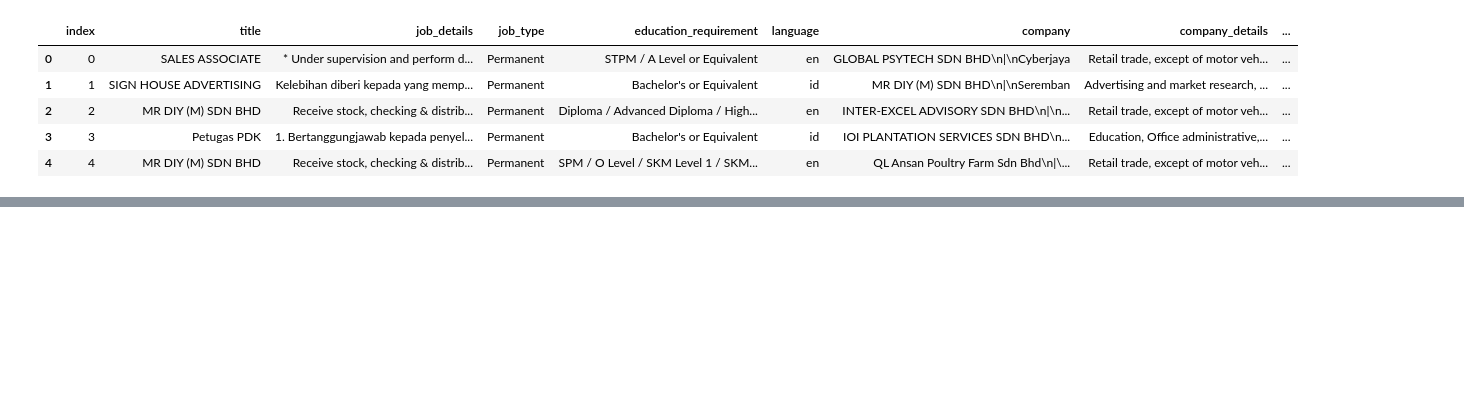
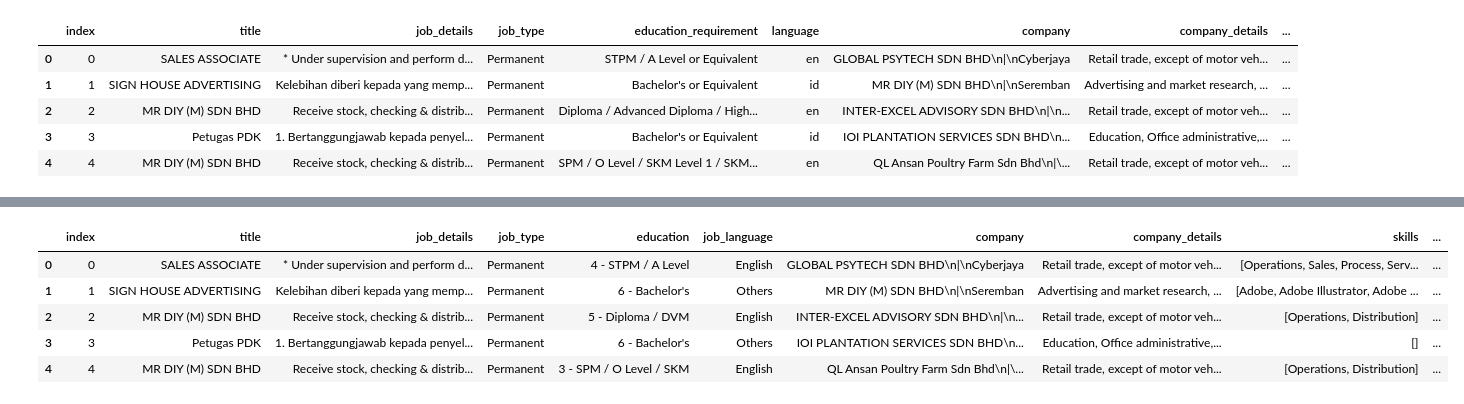
Before and after one commit to binxuankong/skills-ontology-project, a Jupyter notebook: Skill Extraction.ipynb, the cells around one changed output, grey strips where cells are left out. Drawn from its saved outputs; the diff is of its cells as text; code cells hidden in the pictures; blank space fills up the shorter version.

```diff
--- a/Skill Extraction.ipynb
+++ b/Skill Extraction.ipynb
@@ -227,0 +239,15 @@ df3.head()
+# %%
+df3['education'] = df3['education_requirement'].replace({
+    'Primary Education or Below': '1 - Primary Education',
+    'PMR / PT3 or Equivalent': '2 - PMR / PT3',
+    'SPM / O Level / SKM Level 1 / SKM Level 2 / SKM Level 3 or…': '3 - SPM / O Level / SKM',
+    'SPM / O Level / SKM Level 1 / SKM Level 2 / SKM Level 3 or Equivalent': '3 - SPM / O Level / SKM',
+    'STPM / A Level or Equivalent': '4 - STPM / A Level',
+    'Diploma / Advanced Diploma / Higher Graduate…': '5 - Diploma / DVM',
+    'Diploma / Advanced Diploma / Higher Graduate Diploma / DVM /…': '5 - Diploma / DVM',
+    'Diploma / Advanced Diploma / Higher Graduate Diploma / DVM / DKM Level 4 / DLKM Level 5': '5 - Diploma / DVM',
+    "Bachelor's or Equivalent": "6 - Bachelor's",
+    "Master's or Equivalent": "7 - Master's",
+    'Doctoral (PhD) or Equivalent': '8 - Doctoral (PhD)'
+})
+df3.head()
@@ -227,0 +267,5 @@ df3.head()
+# %%
+languages = ['English', 'Others']
+df3.loc[df3['language'] == 'en', 'job_language'] = 'English'
+df3.loc[df3['language'] != 'en', 'job_language'] = 'Others'
+df3.head()
@@ -227,0 +279,4 @@ df3.head()
+# %%
+df_red = pd.read_excel('skills/Redundant Skills.xlsx')
+red_skills = df_red['Skill'].unique().tolist()
+df_red.head()
@@ -227,0 +290,14 @@ df3.head()
+# %%
+for i, row in df3.iterrows():
+    skills = row['skills']
+    ignore_skills = []
+    for j, skill in enumerate(skills):
+        if skill in red_skills:
+            ignore_skills.append(skill)
+        elif any(skill in s for s in skills[:j] + skills[j+1:]):
+            ignore_skills.append(skill)
+    job_skills = [s for s in skills if s not in ignore_skills]
+    df3.loc[i, ['job_skills', 'no_job_skills', 'ignore_skills', 'no_ignore_skills']] = \
+           ['; '.join(job_skills), len(job_skills), '; '.join(ignore_skills), len(ignore_skills)]
+
+df3.head()
@@ -228 +311,14 @@ df3.head()
+# %%
+df4 = df3.copy()
+cols = df4.columns.tolist()
+cols = cols[:4] + cols[-2:] + cols[6:-2]
+df4 = df4[cols]
+df4.head()
+# %% [output]
+|  | index | title | job_details | job_type | education | job_language | company | company_details | skills | ... |
+| 0 | 0 | SALES ASSOCIATE | * Under supervision and perform d... | Permanent | 4 - STPM / A Level | English | GLOBAL PSYTECH SDN BHD\n|\nCyberjaya | Retail trade, except of motor veh... | [Operations, Sales, Process, Serv... | ... |
+| 1 | 1 | SIGN HOUSE ADVERTISING | Kelebihan diberi kepada yang memp... | Permanent | 6 - Bachelor's | Others | MR DIY (M) SDN BHD\n|\nSeremban | Advertising and market research, ... | [Adobe, Adobe Illustrator, Adobe ... | ... |
+| 2 | 2 | MR DIY (M) SDN BHD | Receive stock, checking & distrib... | Permanent | 5 - Diploma / DVM | English | INTER-EXCEL ADVISORY SDN BHD\n|\n... | Retail trade, except of motor veh... | [Operations, Distribution] | ... |
+| 3 | 3 | Petugas PDK | 1. Bertanggungjawab kepada penyel... | Permanent | 6 - Bachelor's | Others | IOI PLANTATION SERVICES SDN BHD\n... | Education, Office administrative,... | [] | ... |
+| 4 | 4 | MR DIY (M) SDN BHD | Receive stock, checking & distrib... | Permanent | 3 - SPM / O Level / SKM | English | QL Ansan Poultry Farm Sdn Bhd\n|\... | Retail trade, except of motor veh... | [Operations, Distribution] | ... |
 # %%
```
Also changed, not shown: parts of 16 cells of this notebook, 1 other file.
